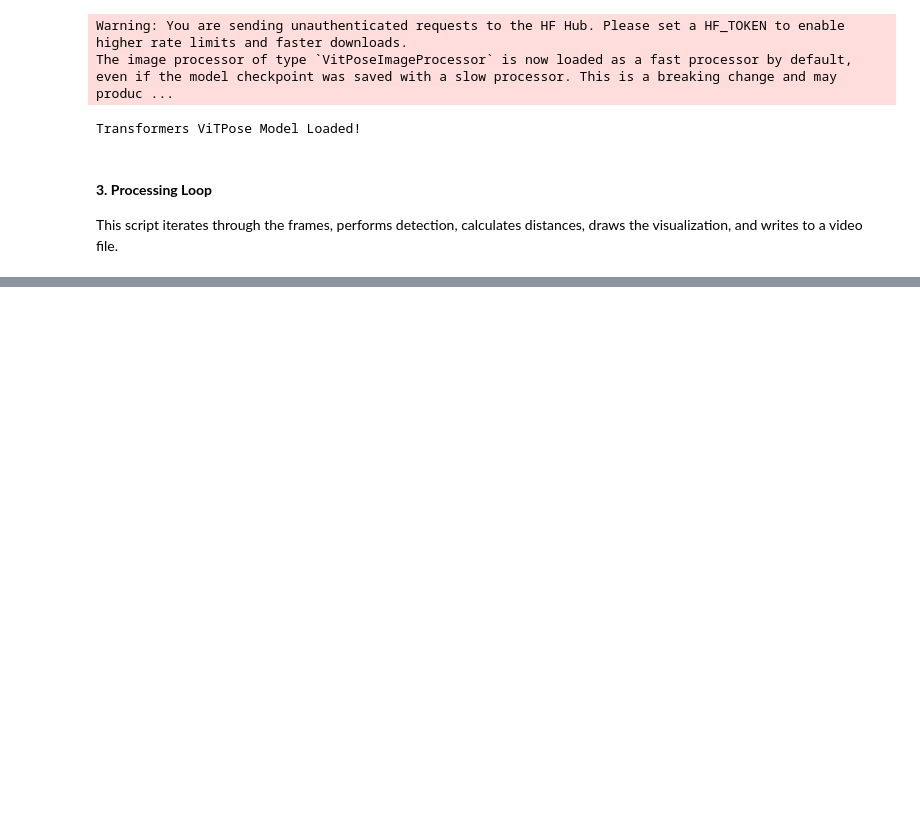
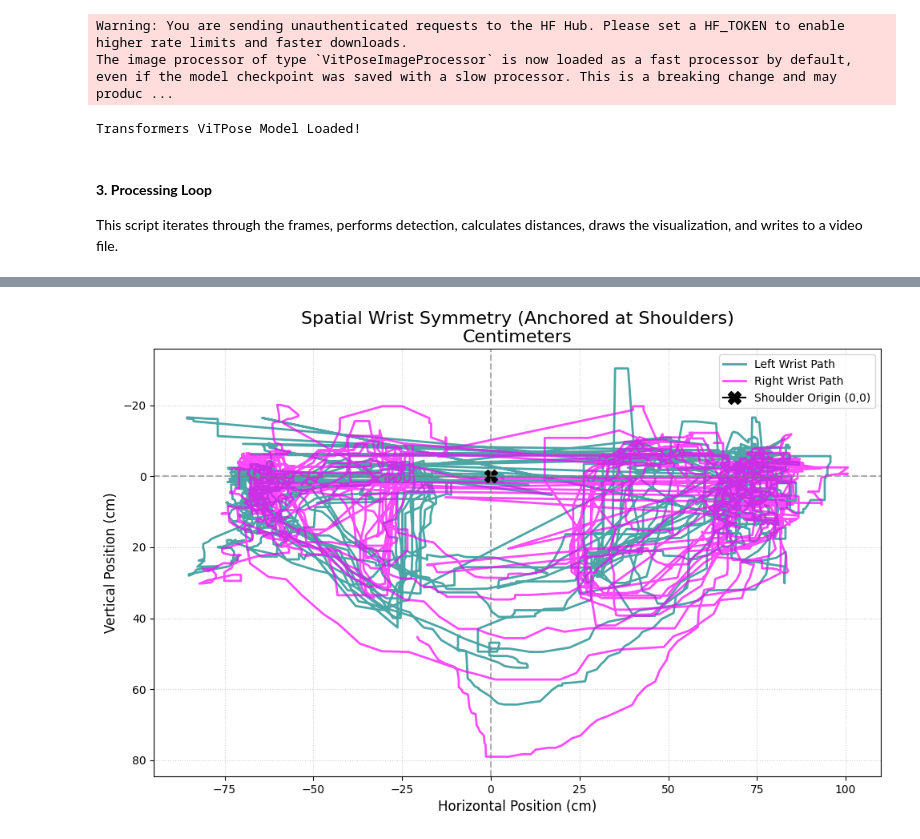
Before and after one commit to funtimezallaround/FYP, a Jupyter notebook: video_seq_processing_with_vitpose.ipynb, the cells around one changed output, grey strips where cells are left out. Drawn from its saved outputs; the diff is of its cells as text; code cells hidden in the pictures; blank space fills up the shorter version.

```diff
--- a/video_seq_processing_with_vitpose.ipynb
+++ b/video_seq_processing_with_vitpose.ipynb
@@ -803,0 +910,93 @@ Post-processing summary (Loop Closure & Smoothing)
+# %%
+import pandas as pd
+import matplotlib.pyplot as plt
+
+# 1. Load data
+df = pd.DataFrame(tracking_records)
+df = df[df['time_s'] >= 17.0].copy()  # Ensure we are working with the same time range as the plots
+df = df[df['time_s'] >= 17.0].copy()
+print(f"Total frames loaded: {len(df)}")
+
+# 2. Check if the new columns exist
+if 'lwrist_x' not in df.columns:
+    print("🚨 ERROR: 'lwrist_x' is missing! You need to re-run your ViTPose video processing cell.")
+else:
+    # 3. Clean nulls and zeroes
+    df_clean = df.dropna(
+        subset=['lwrist_x', 'lshoulder_x', 'rwrist_x', 'rshoulder_x']).copy()
+    df_clean = df_clean[(df_clean['lwrist_x'] != 0) &
+                        (df_clean['rwrist_x'] != 0)]
+    print(f"Frames after dropping NaNs and (0,0) glitches: {len(df_clean)}")
+
+    if len(df_clean) > 0:
+        # 4. Math: Let's revert to DIVISION (which is standard for Pixels-Per-Meter)
+        df_clean['lwrist_rel_x_cm'] = (
+            (df_clean['lwrist_x'] - df_clean['lshoulder_x']) / df_clean['px_per_m']) * 100
+        df_clean['lwrist_rel_y_cm'] = (
+            (df_clean['lwrist_y'] - df_clean['lshoulder_y']) / df_clean['px_per_m']) * 100
+        df_clean['rwrist_rel_x_cm'] = (
+            (df_clean['rwrist_x'] - df_clean['rshoulder_x']) / df_clean['px_per_m']) * 100
+        df_clean['rwrist_rel_y_cm'] = (
+            (df_clean['rwrist_y'] - df_clean['rshoulder_y']) / df_clean['px_per_m']) * 100
+
+        # Let's look at the first 5 rows to see what the math actually produced!
+        print("\n--- SAMPLE CALCULATED CM ---")
+        print(df_clean[['lwrist_rel_x_cm', 'lwrist_rel_y_cm']].head())
+        print("----------------------------\n")
+
+        # 5. Sanity Check Filter
+        max_arm_reach_cm = 150  # Bumping up slightly
+        df_filtered = df_clean[
+            (df_clean['lwrist_rel_x_cm'].abs() < max_arm_reach_cm) &
+            (df_clean['lwrist_rel_y_cm'].abs() < max_arm_reach_cm) &
+            (df_clean['rwrist_rel_x_cm'].abs() < max_arm_reach_cm) &
+            (df_clean['rwrist_rel_y_cm'].abs() < max_arm_reach_cm)
+        ]
+        print(f"Frames surviving the < 150cm filter: {len(df_filtered)}")
+
+        if len(df_filtered) == 0:
+            print("🚨 ERROR: The filter deleted everything. Look at the sample numbers above. "
+                  "If they are massive, change the division (/) back to multiplication (*).")
+        else:
+            # 6. Smoothing
+            window_size = 5
+            df_filtered['lwrist_rel_x_cm'] = df_filtered['lwrist_rel_x_cm'].rolling(
+                window=window_size, center=True).median()
+            df_filtered['lwrist_rel_y_cm'] = df_filtered['lwrist_rel_y_cm'].rolling(
+                window=window_size, center=True).median()
+            df_filtered['rwrist_rel_x_cm'] = df_filtered['rwrist_rel_x_cm'].rolling(
+                window=window_size, center=True).median()
+            df_filtered['rwrist_rel_y_cm'] = df_filtered['rwrist_rel_y_cm'].rolling(
+                window=window_size, center=True).median()
+
+            df_final = df_filtered.dropna()
+            print(f"Final frames plotting: {len(df_final)}")
+
+            # 7. Initialize Plot
+            plt.figure(figsize=(10, 10))
+
+            # Left & Right Wrist
+            plt.plot(df_final['lwrist_rel_x_cm'], df_final['lwrist_rel_y_cm'],
+                     label='Left Wrist Path', color='teal', alpha=0.7, linewidth=2)
+            plt.plot(df_final['rwrist_rel_x_cm'], df_final['rwrist_rel_y_cm'],
+                     label='Right Wrist Path', color='magenta', alpha=0.7, linewidth=2)
+
+            # Mark the shoulders
+            plt.plot(0, 0, marker='X', color='black',
+                     markersize=12, label='Shoulder Origin (0,0)')
+
+            # Formatting
+            plt.gca().set_aspect('equal', adjustable='box')
+            plt.gca().invert_yaxis()
+            plt.title(
+                "Spatial Wrist Symmetry (Anchored at Shoulders)\nCentimeters", fontsize=16)
+            plt.xlabel("Horizontal Position (cm)", fontsize=12)
+            plt.ylabel("Vertical Position (cm)", fontsize=12)
+            plt.axhline(0, color='gray', linestyle='--', alpha=0.6)
+            plt.axvline(0, color='gray', linestyle='--', alpha=0.6)
+            plt.legend(loc='upper right')
+            plt.grid(True, linestyle=':', alpha=0.6)
+
+            plt.tight_layout()
+            plt.show()
+# %% [output]
@@ -803,0 +1017 @@ Post-processing summary (Loop Closure & Smoothing)
+[figure, added]
```
Also changed, not shown: parts of 10 cells of this notebook.
